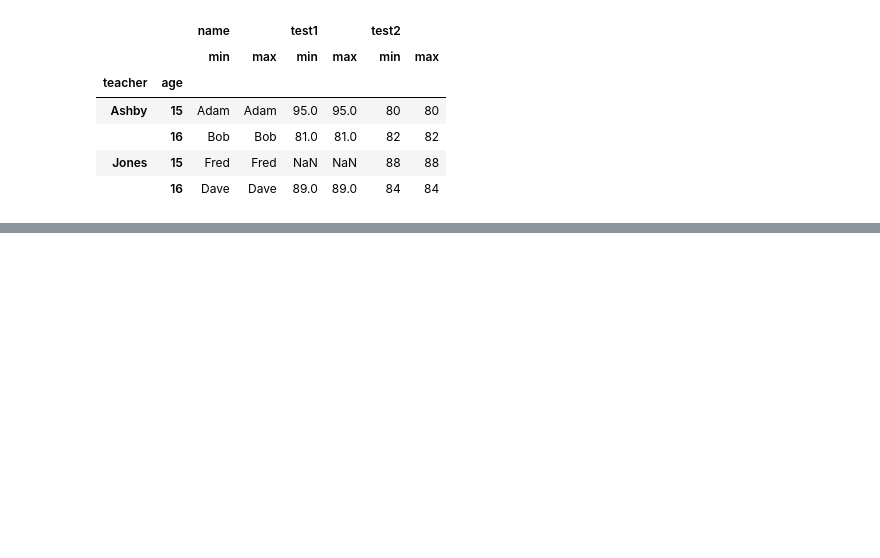
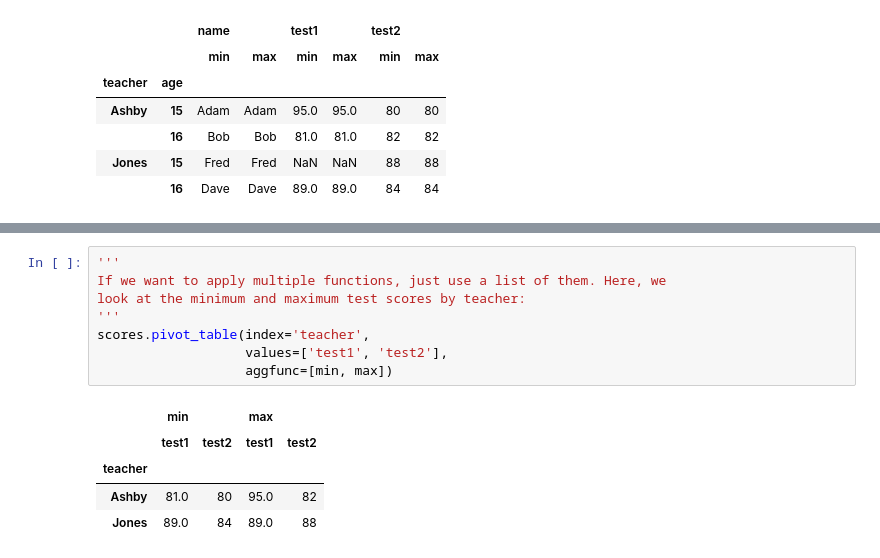
Before and after one commit to owaisahmad315/pandas, a Jupyter notebook: Grouping,_Pivoting,_and_Reshaping.ipynb, the cells around one changed output, grey strips where cells are left out. Saved outputs shown, nothing was run; the diff lists cells and outputs as text; blank space fills up the shorter version.

```diff
--- a/Grouping,_Pivoting,_and_Reshaping.ipynb
+++ b/Grouping,_Pivoting,_and_Reshaping.ipynb
@@ -65,0 +95,14 @@ scores.groupby(['teacher', 'age']).agg([min,max])
+# %%
+'''
+If we want to apply multiple functions, just use a list of them. Here, we
+look at the minimum and maximum test scores by teacher:
+'''
+scores.pivot_table(index='teacher',
+                   values=['test1', 'test2'],
+                   aggfunc=[min, max])
+# %% [output]
+|  | min |  | max |  |
+|  | test1 | test2 | test1 | test2 |
+| teacher |  |  |  |  |
+| Ashby | 81.0 | 80 | 95.0 | 82 |
+| Jones | 89.0 | 84 | 89.0 | 88 |
```
Also changed, not shown: parts of 2 cells of this notebook.
